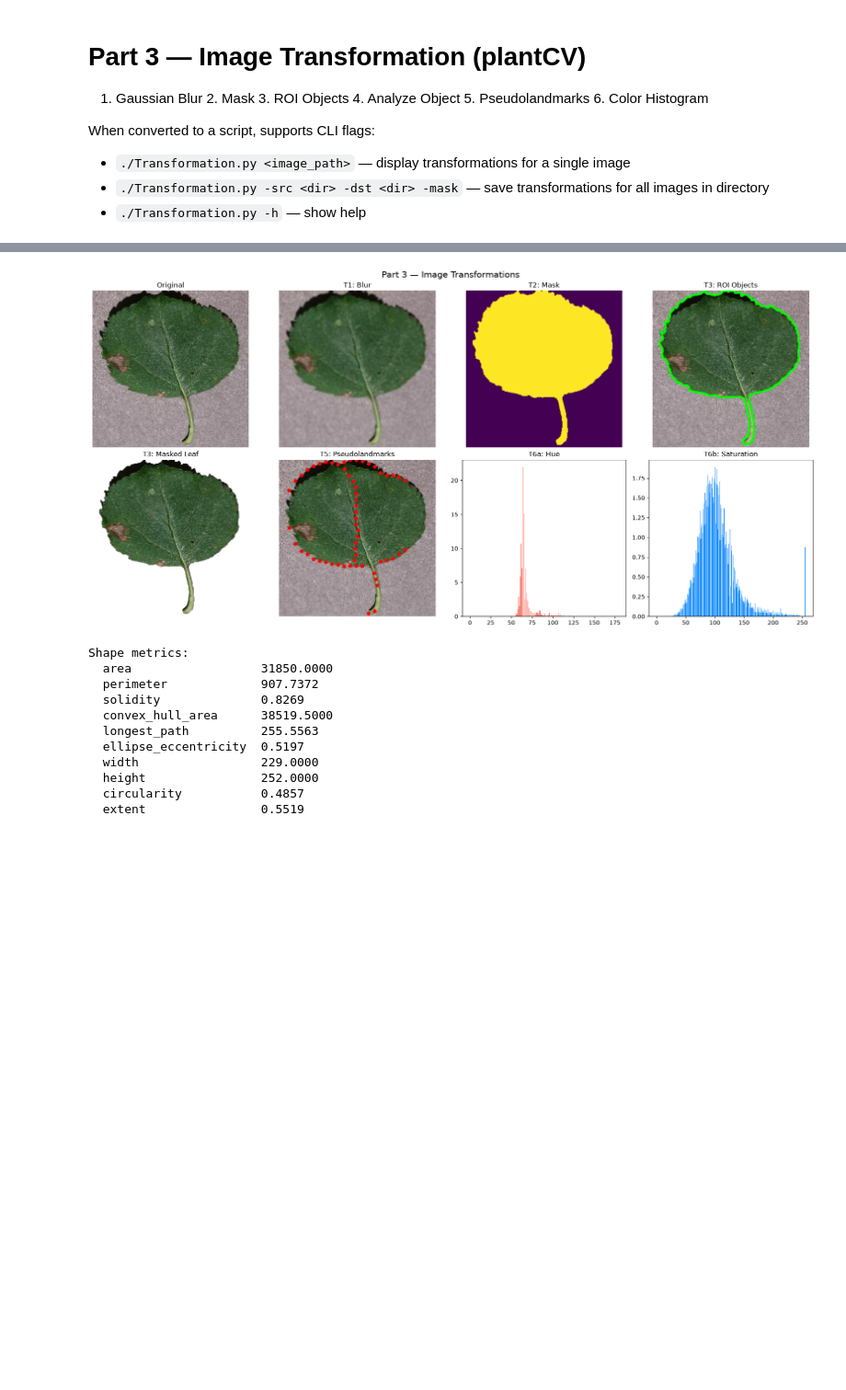
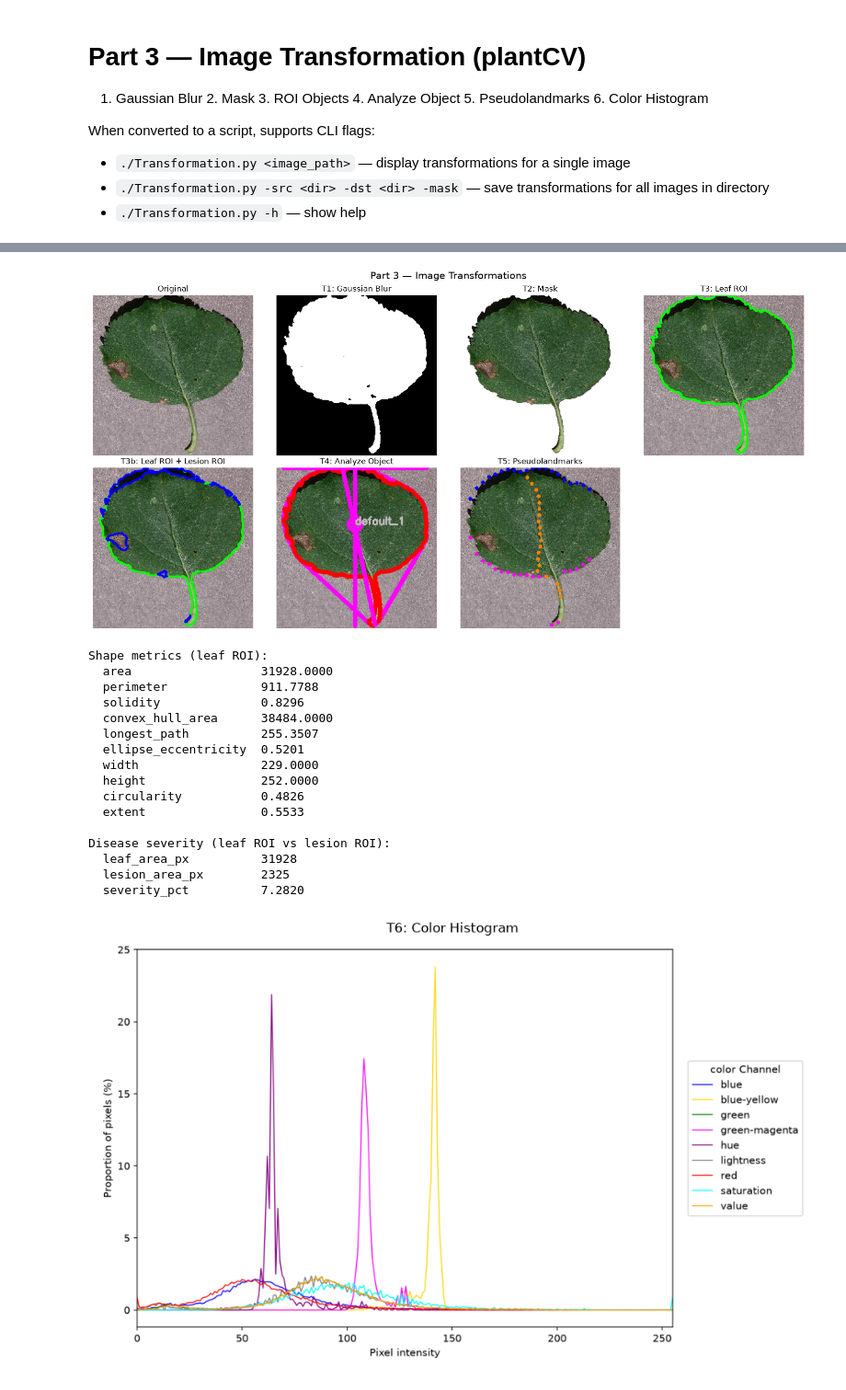
Before and after one commit to mylastresort/Leaffliction, a Jupyter notebook: notebooks/03_part.ipynb, the cells around one changed output, grey strips where cells are left out. Shown at 92% size. Saved outputs shown, nothing was run; the diff lists cells and outputs as text; code cells hidden in the pictures; blank space fills up the shorter version.

```diff
--- a/notebooks/03_part.ipynb
+++ b/notebooks/03_part.ipynb
@@ -35,17 +32,40 @@ transformer = LeafTransformer(loader=loader)
 # %%
 img_path = Path("../data/leaves/images/Apple_Black_rot/image (1).JPG")
 rgb = loader.load_rgb(img_path)
+transformer = LeafTransformer(
+    loader=loader,
+    s_threshold=53,
+    blur_ksize=(3, 3),
+    rethreshold=100,
+    blur_sigma=2,
+    fill_size=400,
+    # -- T3 ROI outline --
+    roi_color=(0, 255, 0),
+    roi_thickness=2,
+    # -- T5 pseudolandmarks --
+    landmark_radius=3,
+    landmark_colors=((0, 0, 255), (255, 0, 255), (255, 128, 0)),  # top, bottom, center_v
+    # -- T6 color histogram --
+    hist_figsize=(10, 6),
+    hist_dpi=150,
+)
 transformer.display_results(transformer.transform(rgb))
 # %% [output]
-[figure, old version]
+[figure, new version]
-Shape metrics:
-  area                  31850.0000
-  perimeter             907.7372
-  solidity              0.8269
-  convex_hull_area      38519.5000
-  longest_path          255.5563
-  ellipse_eccentricity  0.5197
+Shape metrics (leaf ROI):
+  area                  31928.0000
+  perimeter             911.7788
+  solidity              0.8296
+  convex_hull_area      38484.0000
+  longest_path          255.3507
+  ellipse_eccentricity  0.5201
   width                 229.0000
   height                252.0000
-  circularity           0.4857
-  extent                0.5519
+  circularity           0.4826
+  extent                0.5533
+
+Disease severity (leaf ROI vs lesion ROI):
+  leaf_area_px          31928
+  lesion_area_px        2325
+  severity_pct          7.2820
+[figure, added]
```
Also changed, not shown: parts of 2 cells of this notebook, 7 other files.
